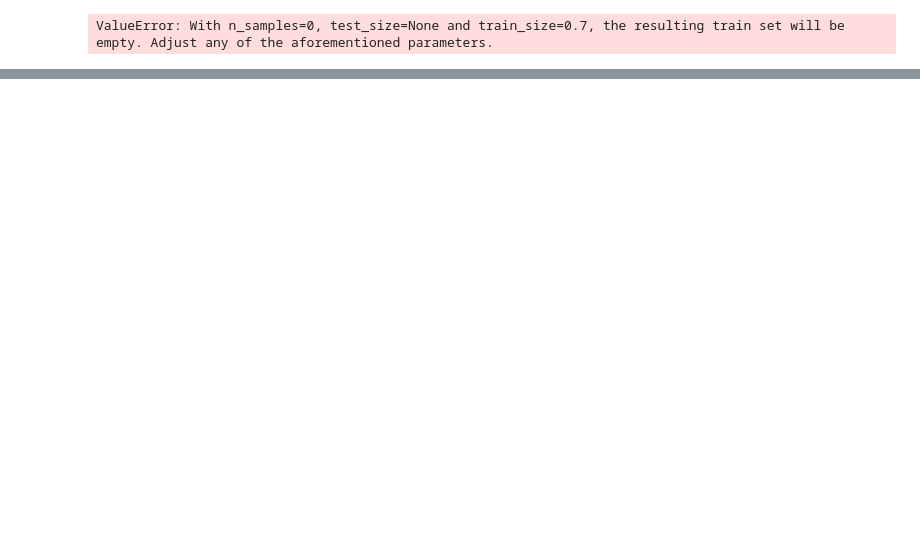
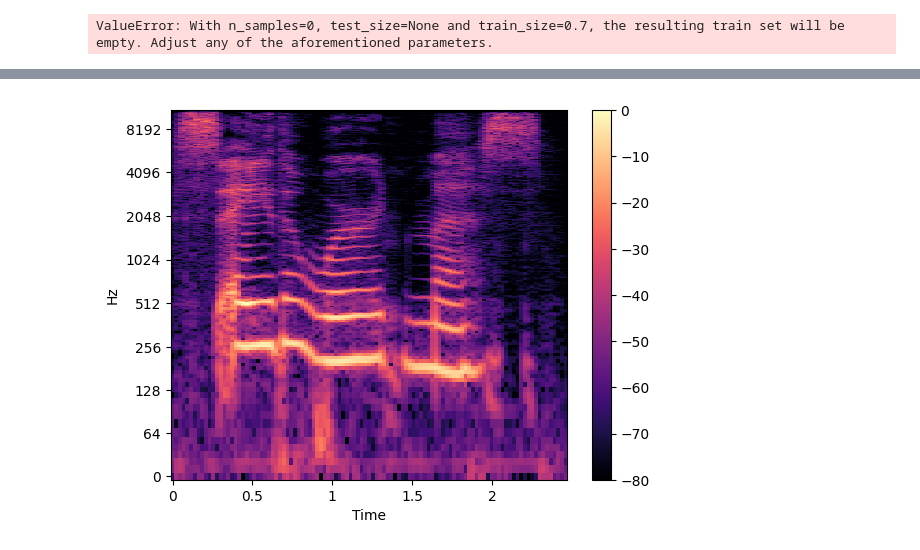
Before and after one commit to AlanWang611/Assignment-3, a Jupyter notebook: Assignment3.ipynb, the cells around one changed output, grey strips where cells are left out. Cells and saved outputs as stored; diff of their text form; code cells hidden in the pictures; blank space fills up the shorter version.

```diff
--- a/Assignment3.ipynb
+++ b/Assignment3.ipynb
@@ -46,0 +69,10 @@ SystemError: initialization of _internal failed without raising an exception
+# %%
+# plot the time-frequency variation of the audio
+D = librosa.stft(signal)  # STFT of y
+S_db = librosa.amplitude_to_db(np.abs(D), ref=np.max)
+plt.figure(3)
+librosa.display.specshow(S_db, x_axis='time', y_axis='log')
+plt.colorbar()
+plt.show()
+# %% [output]
+[figure, added]
```
Also changed, not shown: parts of 26 cells of this notebook, 1 other file.
